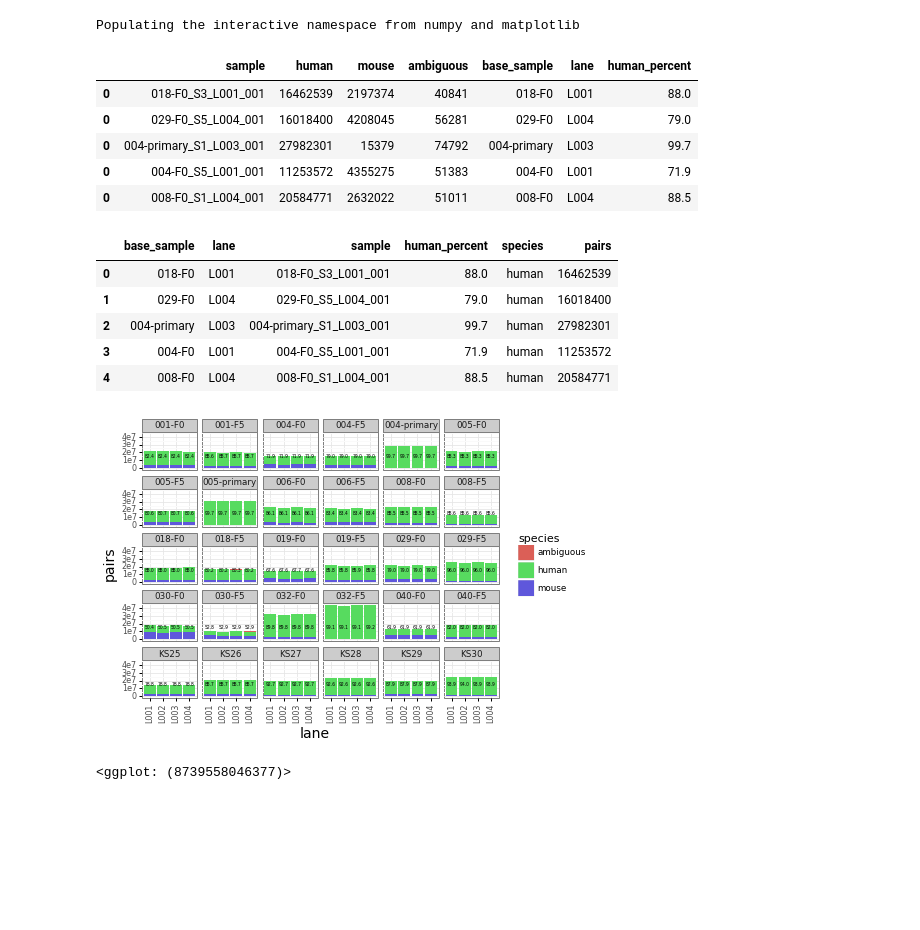
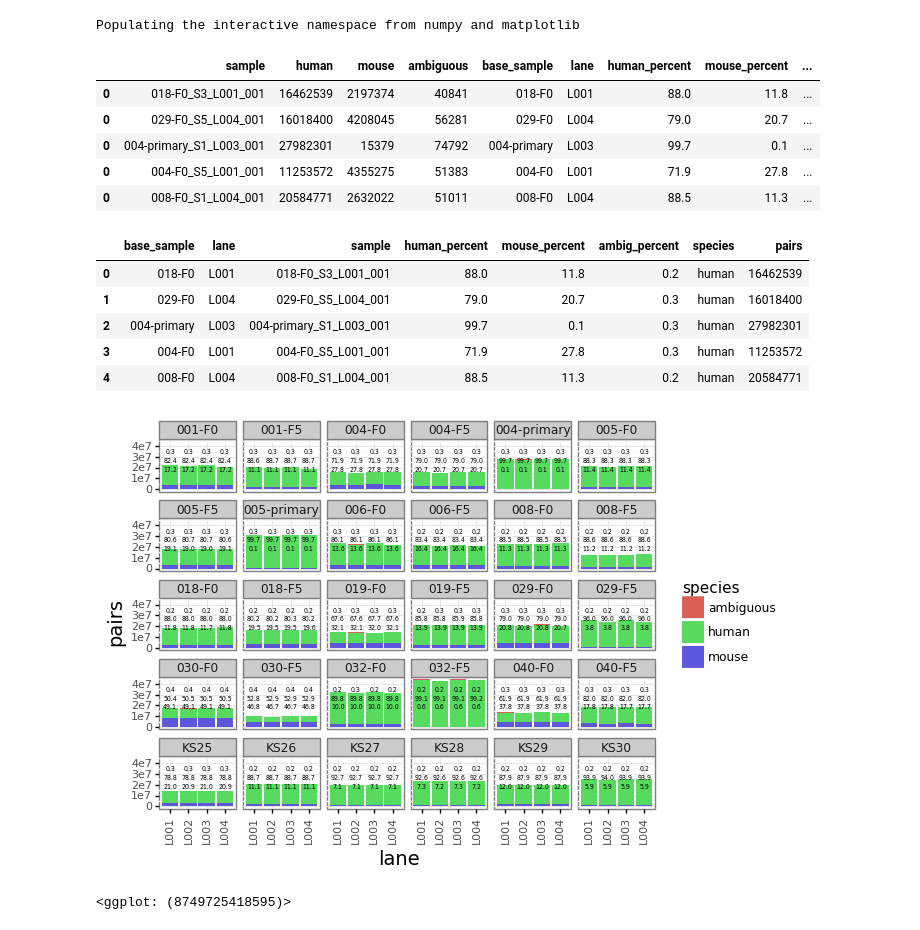
Before and after one commit to greenelab/pdx_exomeseq, a Jupyter notebook: disambiguate_reads.ipynb, the cells around one changed output. Saved outputs shown, nothing was run; the diff lists cells and outputs as text; code cells hidden in the pictures; blank space fills up the shorter version.

```diff
--- a/disambiguate_reads.ipynb
+++ b/disambiguate_reads.ipynb
@@ -22,46 +26,56 @@ summary_df = summary_df.assign(lane = [x[2] for x in summary_df['sample'].str.sp
 # %%
 total_reads = summary_df['human'] + summary_df['mouse'] + summary_df['ambiguous']
 human_percent = (summary_df['human'] / total_reads) * 100
+mouse_percent = (summary_df['mouse'] / total_reads) * 100
+ambig_percent = (summary_df['ambiguous'] / total_reads) * 100
+
 summary_df = summary_df.assign(human_percent = human_percent.round(1))
+summary_df = summary_df.assign(mouse_percent = mouse_percent.round(1))
+summary_df = summary_df.assign(ambig_percent = ambig_percent.round(1))
 # %%
 summary_df.to_csv(os.path.join('results', 'full_disambiguate_summary.tsv'), sep='\t')
 summary_df.head()
 # %% [output]
-|  | sample | human | mouse | ambiguous | base_sample | lane | human_percent |
-| 0 | 018-F0_S3_L001_001 | 16462539 | 2197374 | 40841 | 018-F0 | L001 | 88.0 |
-| 0 | 029-F0_S5_L004_001 | 16018400 | 4208045 | 56281 | 029-F0 | L004 | 79.0 |
-| 0 | 004-primary_S1_L003_001 | 27982301 | 15379 | 74792 | 004-primary | L003 | 99.7 |
-| 0 | 004-F0_S5_L001_001 | 11253572 | 4355275 | 51383 | 004-F0 | L001 | 71.9 |
-| 0 | 008-F0_S1_L004_001 | 20584771 | 2632022 | 51011 | 008-F0 | L004 | 88.5 |
+|  | sample | human | mouse | ambiguous | base_sample | lane | human_percent | mouse_percent | ... |
+| 0 | 018-F0_S3_L001_001 | 16462539 | 2197374 | 40841 | 018-F0 | L001 | 88.0 | 11.8 | ... |
+| 0 | 029-F0_S5_L004_001 | 16018400 | 4208045 | 56281 | 029-F0 | L004 | 79.0 | 20.7 | ... |
+| 0 | 004-primary_S1_L003_001 | 27982301 | 15379 | 74792 | 004-primary | L003 | 99.7 | 0.1 | ... |
+| 0 | 004-F0_S5_L001_001 | 11253572 | 4355275 | 51383 | 004-F0 | L001 | 71.9 | 27.8 | ... |
+| 0 | 008-F0_S1_L004_001 | 20584771 | 2632022 | 51011 | 008-F0 | L004 | 88.5 | 11.3 | ... |
 # %%
-summary_melt_df = summary_df.melt(id_vars=['base_sample', 'lane', 'sample', 'human_percent'],
+summary_melt_df = summary_df.melt(id_vars=['base_sample', 'lane', 'sample', 'human_percent',
+                                           'mouse_percent', 'ambig_percent'],
                                   value_vars=['human', 'mouse', 'ambiguous'],
                                   var_name='species', value_name='pairs')
 summary_melt_df.head()
 # %% [output]
-|  | base_sample | lane | sample | human_percent | species | pairs |
-| 0 | 018-F0 | L001 | 018-F0_S3_L001_001 | 88.0 | human | 16462539 |
-| 1 | 029-F0 | L004 | 029-F0_S5_L004_001 | 79.0 | human | 16018400 |
-| 2 | 004-primary | L003 | 004-primary_S1_L003_001 | 99.7 | human | 27982301 |
-| 3 | 004-F0 | L001 | 004-F0_S5_L001_001 | 71.9 | human | 11253572 |
-| 4 | 008-F0 | L004 | 008-F0_S1_L004_001 | 88.5 | human | 20584771 |
+|  | base_sample | lane | sample | human_percent | mouse_percent | ambig_percent | species | pairs |
+| 0 | 018-F0 | L001 | 018-F0_S3_L001_001 | 88.0 | 11.8 | 0.2 | human | 16462539 |
+| 1 | 029-F0 | L004 | 029-F0_S5_L004_001 | 79.0 | 20.7 | 0.3 | human | 16018400 |
+| 2 | 004-primary | L003 | 004-primary_S1_L003_001 | 99.7 | 0.1 | 0.3 | human | 27982301 |
+| 3 | 004-F0 | L001 | 004-F0_S5_L001_001 | 71.9 | 27.8 | 0.3 | human | 11253572 |
+| 4 | 008-F0 | L004 | 008-F0_S1_L004_001 | 88.5 | 11.3 | 0.2 | human | 20584771 |
 # %%
 summary_melt_df.loc[summary_melt_df['species'] != 'human', 'human_percent'] = ''
+summary_melt_df.loc[summary_melt_df['species'] != 'mouse', 'mouse_percent'] = ''
+summary_melt_df.loc[summary_melt_df['species'] != 'ambiguous', 'ambig_percent'] = ''
 # %%
 p = (
     gg.ggplot(summary_melt_df, gg.aes(x='lane', y='pairs', fill='species')) +
     gg.geom_bar(stat='identity', position='stack') +
-    gg.geom_text(gg.aes(y=1.5e7, label='human_percent'), size=4.5) +
+    gg.geom_text(gg.aes(y=3.5e7, label='ambig_percent'), size=4.5) +
+    gg.geom_text(gg.aes(y=2.7e7, label='human_percent'), size=4.5) +
+    gg.geom_text(gg.aes(y=1.9e7, label='mouse_percent'), size=4.5) +
     gg.facet_wrap('~ base_sample') +
     gg.theme_bw() +
     gg.theme(axis_text_x=gg.element_text(angle='90'),
              axis_text=gg.element_text(size=8),
              axis_title=gg.element_text(size=14))
     )
 p
 # %% [output]
-[figure, old version]
+[figure, new version]
-<ggplot: (8739558046377)>
+<ggplot: (8749725418595)>
 # %%
 figure_file = os.path.join('figures', 'disambiguate_results.pdf')
 gg.ggsave(p, figure_file, height=5.5, width=6.5, dpi=500)
```
Also changed, not shown: parts of 1 cell of this notebook, 3 other files.
